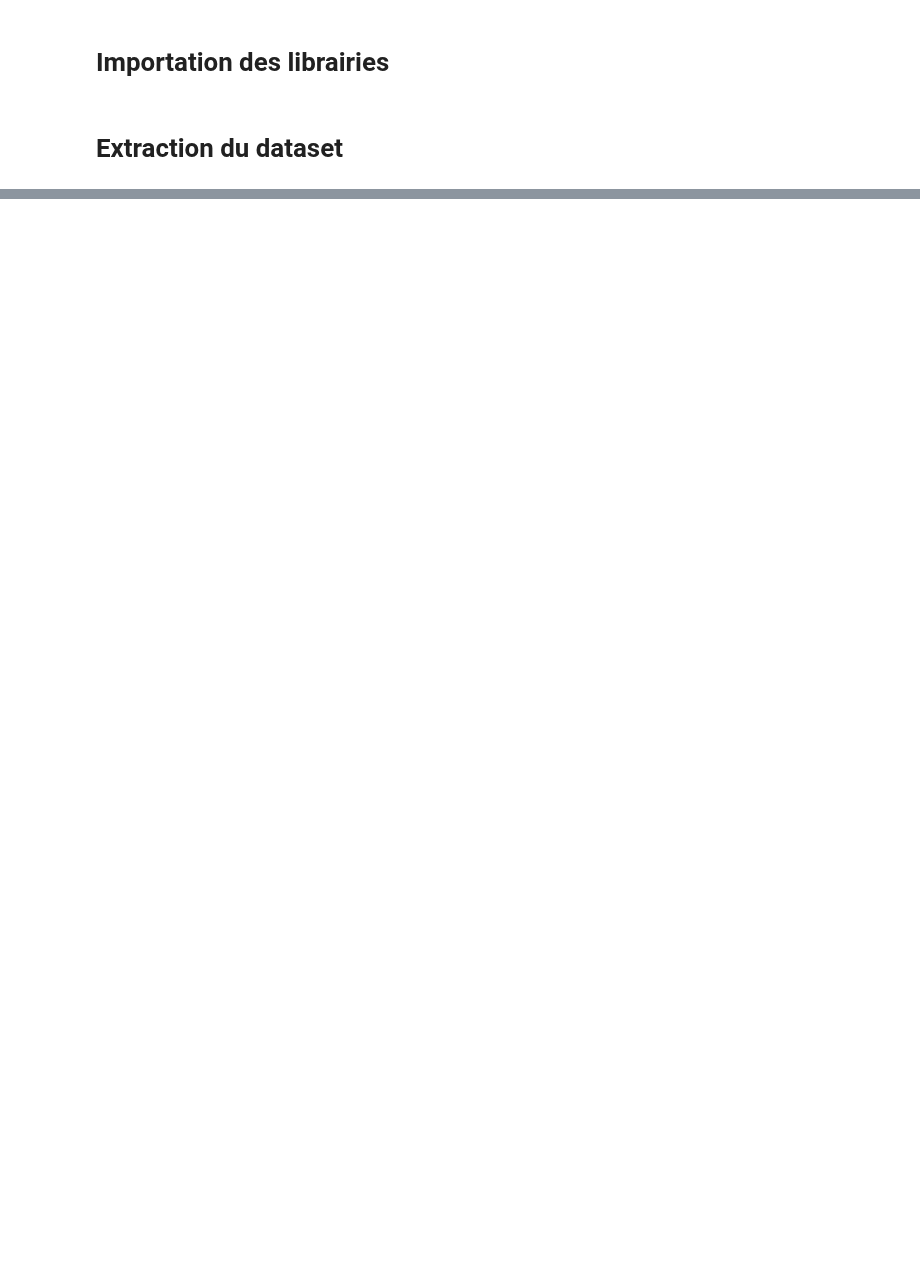
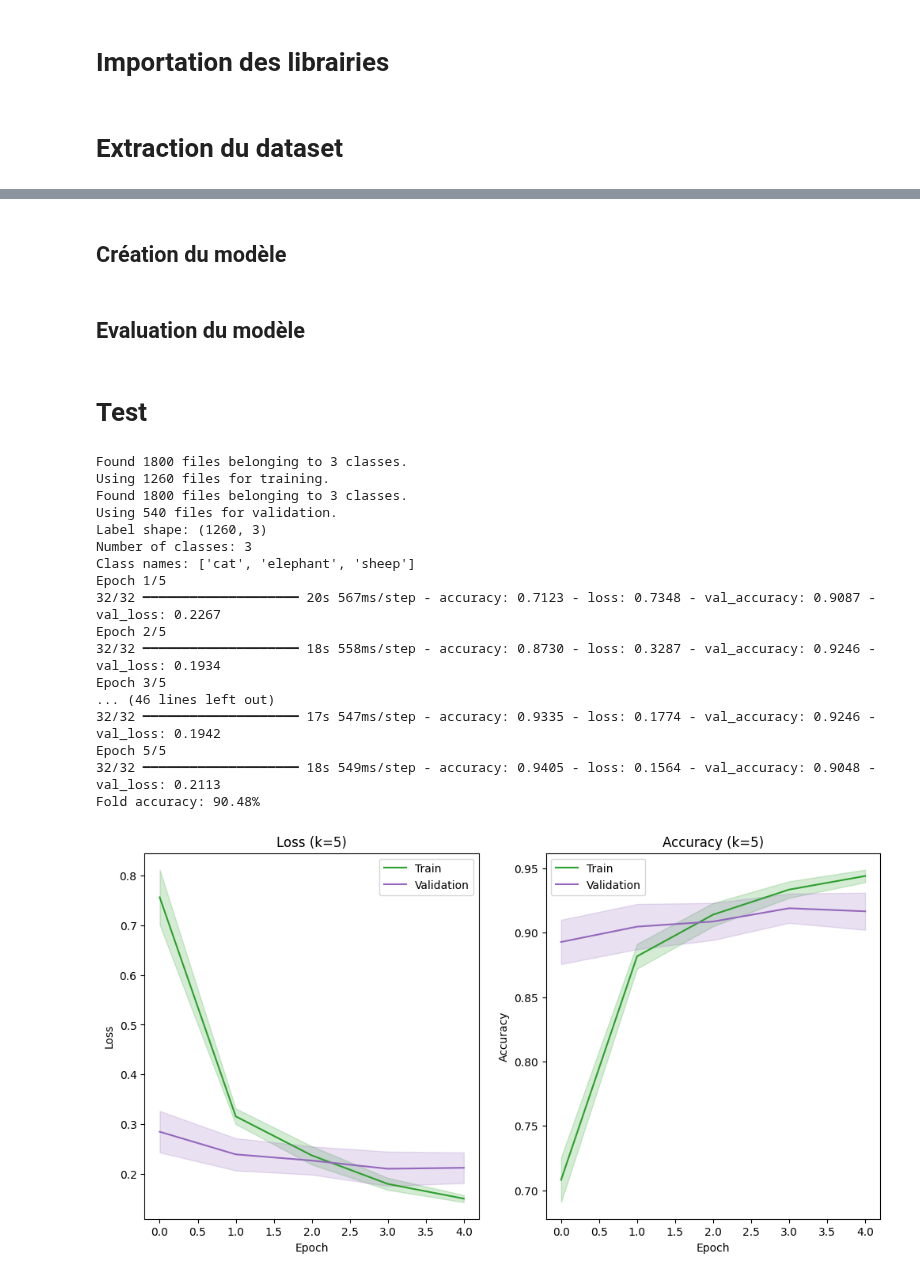
Before and after one commit to 3nd3rh3o/deeplearning-TER, a Jupyter notebook: TER/phaseI/HG-TransferLearning.ipynb, the cells around one changed output, grey strips where cells are left out. Cells and saved outputs as stored; diff of their text form; code cells hidden in the pictures; blank space fills up the shorter version.

```diff
--- a/TER/phaseI/HG-TransferLearning.ipynb
+++ b/TER/phaseI/HG-TransferLearning.ipynb
@@ -45,14 +45,26 @@ from tensorflow.keras.preprocessing import image  # Prétraitement d'images pour
 # %% [markdown]
 # Extraction du dataset
 # %%
+import os
+import zipfile
+import requests
+
 zip_file = "dataset.zip"
 link = "https://www.lirmm.fr/~poncelet/Ressources/Data_sheep_cat_elephant_with_caption_600.zip"
 dataset_name = "Data_sheep_cat_elephant_with_caption_600"
 
 os.makedirs('./data/dataset/', exist_ok=True)
 
-!Powershell.exe -Command ((new-object System.Net.WebClient).DownloadFile(link, zip_file))
+response = requests.get(link, stream=True)
+if response.status_code == 200:
+    with open(zip_file, "wb") as f:
+        for chunk in response.iter_content(chunk_size=8192):
+            f.write(chunk)
+else:
+    raise Exception(f"Failed to download file. Status code: {response.status_code}")
+
 with zipfile.ZipFile(zip_file, "r") as zip_ref:
-        zip_ref.extractall("./data/dataset/" + dataset_name)
+    zip_ref.extractall("./data/dataset/" + dataset_name)
 
 os.remove(zip_file)
+print("Download and extraction complete!")
@@ -58,0 +167,2 @@ os.remove(zip_file)
+# %% [markdown]
+## Création du modèle
@@ -58,0 +195,2 @@ os.remove(zip_file)
+# %% [markdown]
+## Evaluation du modèle
@@ -58,0 +226,42 @@ os.remove(zip_file)
+# %% [markdown]
+# Test
+# %%
+seed = 42
+height, width = 224, 224
+batch_size = 32
+data_dir = "./data/dataset/Data_sheep_cat_elephant_with_caption_600/images"
+
+X_train, y_train, X_val, y_val, classnames = load_dataset(seed, height, width, batch_size, data_dir)
+model = create_model(input_shape=(height, width, 3), num_classes=3, train_base=False)
+print("Label shape:", y_train.shape)
+print("Number of classes:", 3)
+print("Class names:", classnames)
+scores, histories = evaluate_model(
+    dataX=X_train,
+    dataY=y_train,
+    folds=5,         # 5-fold cross-validation
+    epochs=5,        # adjust as needed
+    batch_size=batch_size,
+    train_base=False # only train top Dense layer
+)
+
+plot_curves(histories)
+# %% [output]
+Found 1800 files belonging to 3 classes.
+Using 1260 files for training.
+Found 1800 files belonging to 3 classes.
+Using 540 files for validation.
+Label shape: (1260, 3)
+Number of classes: 3
+Class names: ['cat', 'elephant', 'sheep']
+Epoch 1/5
+32/32 ━━━━━━━━━━━━━━━━━━━━ 20s 567ms/step - accuracy: 0.7123 - loss: 0.7348 - val_accuracy: 0.9087 - val_loss: 0.2267
+Epoch 2/5
+32/32 ━━━━━━━━━━━━━━━━━━━━ 18s 558ms/step - accuracy: 0.8730 - loss: 0.3287 - val_accuracy: 0.9246 - val_loss: 0.1934
+Epoch 3/5
+... (46 lines left out)
+32/32 ━━━━━━━━━━━━━━━━━━━━ 17s 547ms/step - accuracy: 0.9335 - loss: 0.1774 - val_accuracy: 0.9246 - val_loss: 0.1942
+Epoch 5/5
+32/32 ━━━━━━━━━━━━━━━━━━━━ 18s 549ms/step - accuracy: 0.9405 - loss: 0.1564 - val_accuracy: 0.9048 - val_loss: 0.2113
+Fold accuracy: 90.48%
+[figure, added]
```
Also changed, not shown: parts of 9 cells of this notebook.
